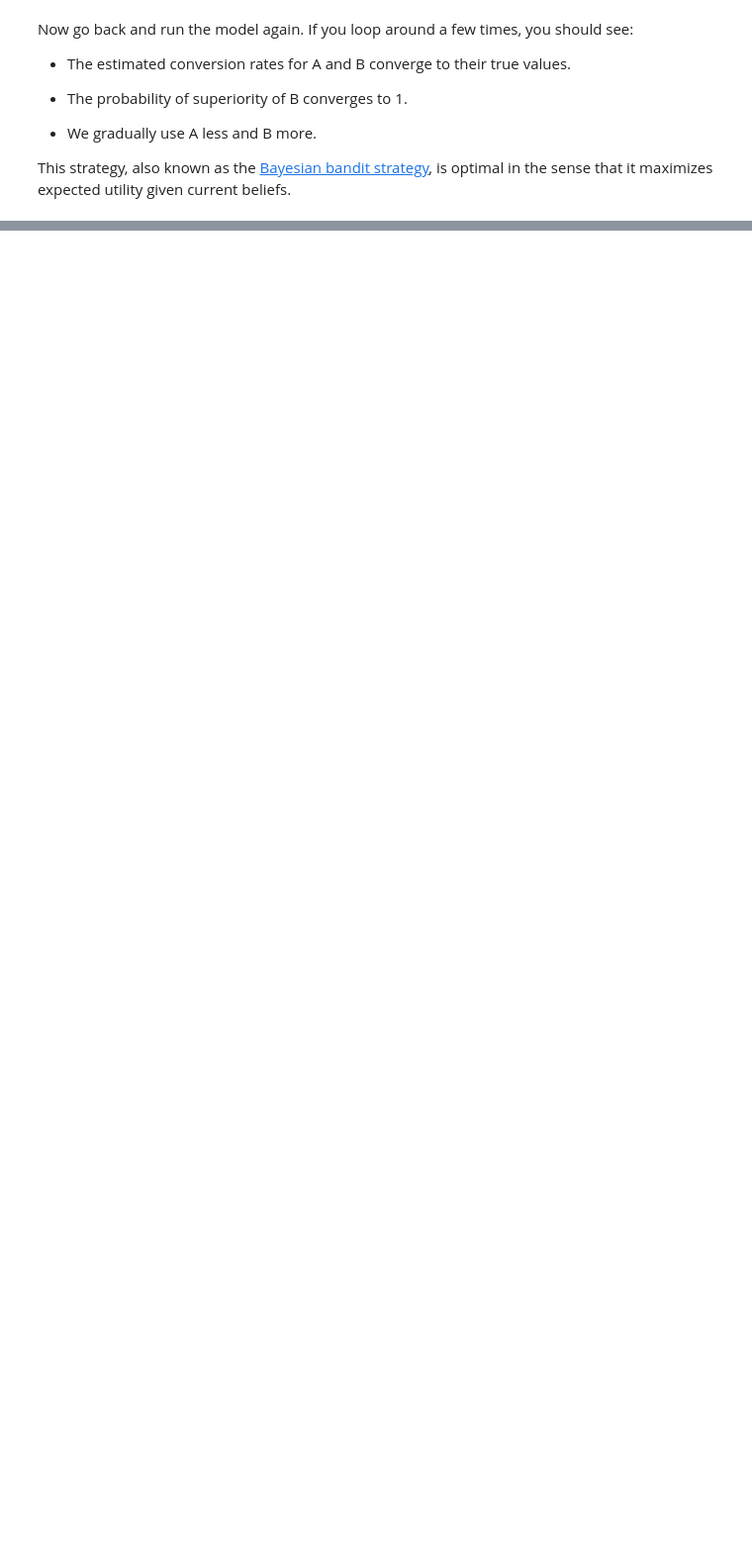
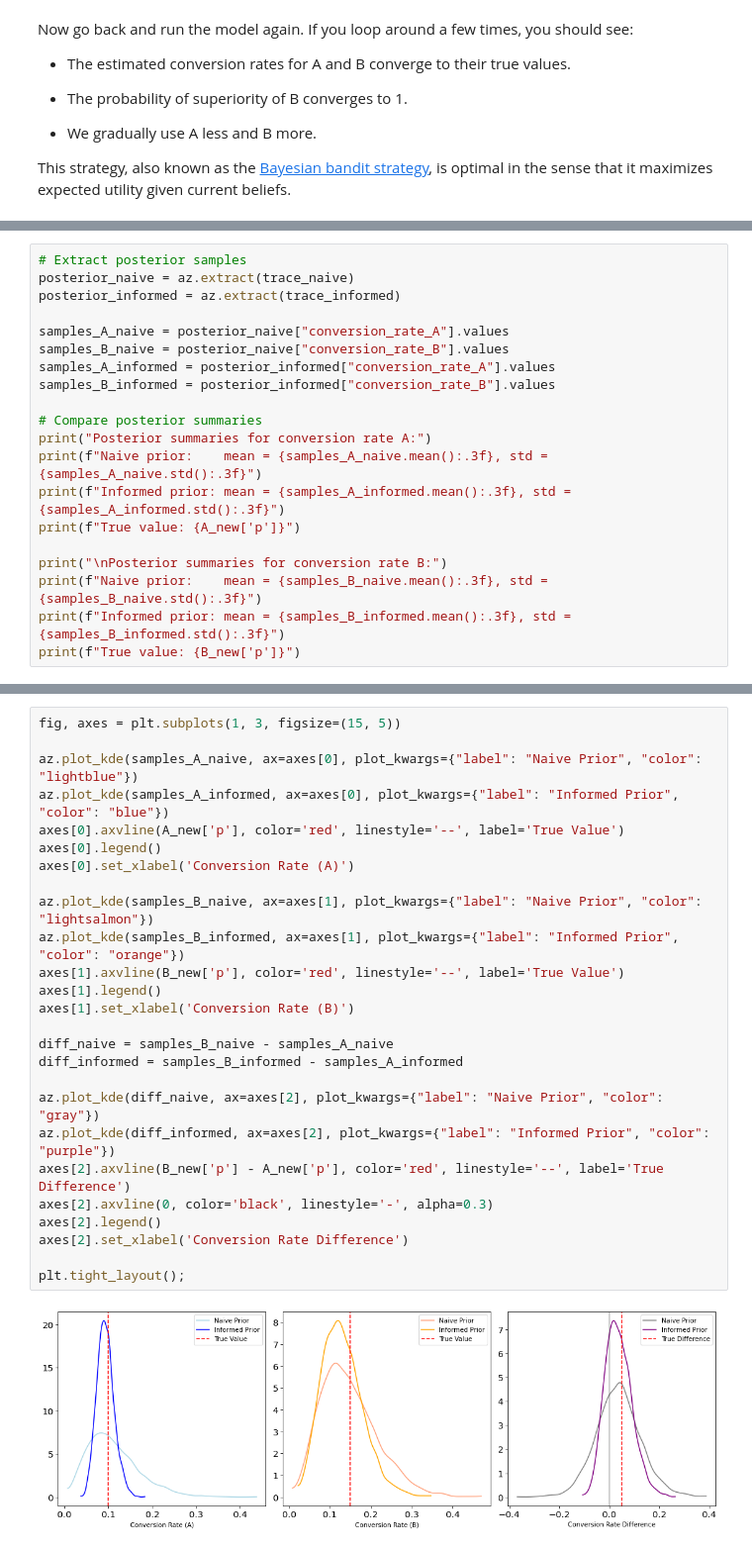
Before and after one commit to pymc-labs/ai_decision_workshop, a Jupyter notebook: soln/02_bayesian_bandits.ipynb, the cells around one changed output, grey strips where cells are left out. Shown at 99% size. Saved outputs shown, nothing was run; the diff lists cells and outputs as text; blank space fills up the shorter version.

```diff
--- a/soln/02_bayesian_bandits.ipynb
+++ b/soln/02_bayesian_bandits.ipynb
@@ -218,0 +418,20 @@ This strategy, also known as the [Bayesian bandit strategy](https://en.wikipedia
+# %%
+# Extract posterior samples
+posterior_naive = az.extract(trace_naive)
+posterior_informed = az.extract(trace_informed)
+
+samples_A_naive = posterior_naive["conversion_rate_A"].values
+samples_B_naive = posterior_naive["conversion_rate_B"].values
+samples_A_informed = posterior_informed["conversion_rate_A"].values
+samples_B_informed = posterior_informed["conversion_rate_B"].values
+
+# Compare posterior summaries
+print("Posterior summaries for conversion rate A:")
+print(f"Naive prior:    mean = {samples_A_naive.mean():.3f}, std = {samples_A_naive.std():.3f}")
+print(f"Informed prior: mean = {samples_A_informed.mean():.3f}, std = {samples_A_informed.std():.3f}")
+print(f"True value: {A_new['p']}")
+
+print("\nPosterior summaries for conversion rate B:")
+print(f"Naive prior:    mean = {samples_B_naive.mean():.3f}, std = {samples_B_naive.std():.3f}")
+print(f"Informed prior: mean = {samples_B_informed.mean():.3f}, std = {samples_B_informed.std():.3f}")
+print(f"True value: {B_new['p']}")
@@ -218,0 +448,28 @@ This strategy, also known as the [Bayesian bandit strategy](https://en.wikipedia
+# %%
+fig, axes = plt.subplots(1, 3, figsize=(15, 5))
+
+az.plot_kde(samples_A_naive, ax=axes[0], plot_kwargs={"label": "Naive Prior", "color": "lightblue"})
+az.plot_kde(samples_A_informed, ax=axes[0], plot_kwargs={"label": "Informed Prior", "color": "blue"})
+axes[0].axvline(A_new['p'], color='red', linestyle='--', label='True Value')
+axes[0].legend()
+axes[0].set_xlabel('Conversion Rate (A)')
+
+az.plot_kde(samples_B_naive, ax=axes[1], plot_kwargs={"label": "Naive Prior", "color": "lightsalmon"})
+az.plot_kde(samples_B_informed, ax=axes[1], plot_kwargs={"label": "Informed Prior", "color": "orange"})
+axes[1].axvline(B_new['p'], color='red', linestyle='--', label='True Value')
+axes[1].legend()
+axes[1].set_xlabel('Conversion Rate (B)')
+
+diff_naive = samples_B_naive - samples_A_naive
+diff_informed = samples_B_informed - samples_A_informed
+
+az.plot_kde(diff_naive, ax=axes[2], plot_kwargs={"label": "Naive Prior", "color": "gray"})
+az.plot_kde(diff_informed, ax=axes[2], plot_kwargs={"label": "Informed Prior", "color": "purple"})
+axes[2].axvline(B_new['p'] - A_new['p'], color='red', linestyle='--', label='True Difference')
+axes[2].axvline(0, color='black', linestyle='-', alpha=0.3)
+axes[2].legend()
+axes[2].set_xlabel('Conversion Rate Difference')
+
+plt.tight_layout();
+# %% [output]
+[figure, added]
```
Also changed, not shown: parts of 31 cells of this notebook, 1 other file.
